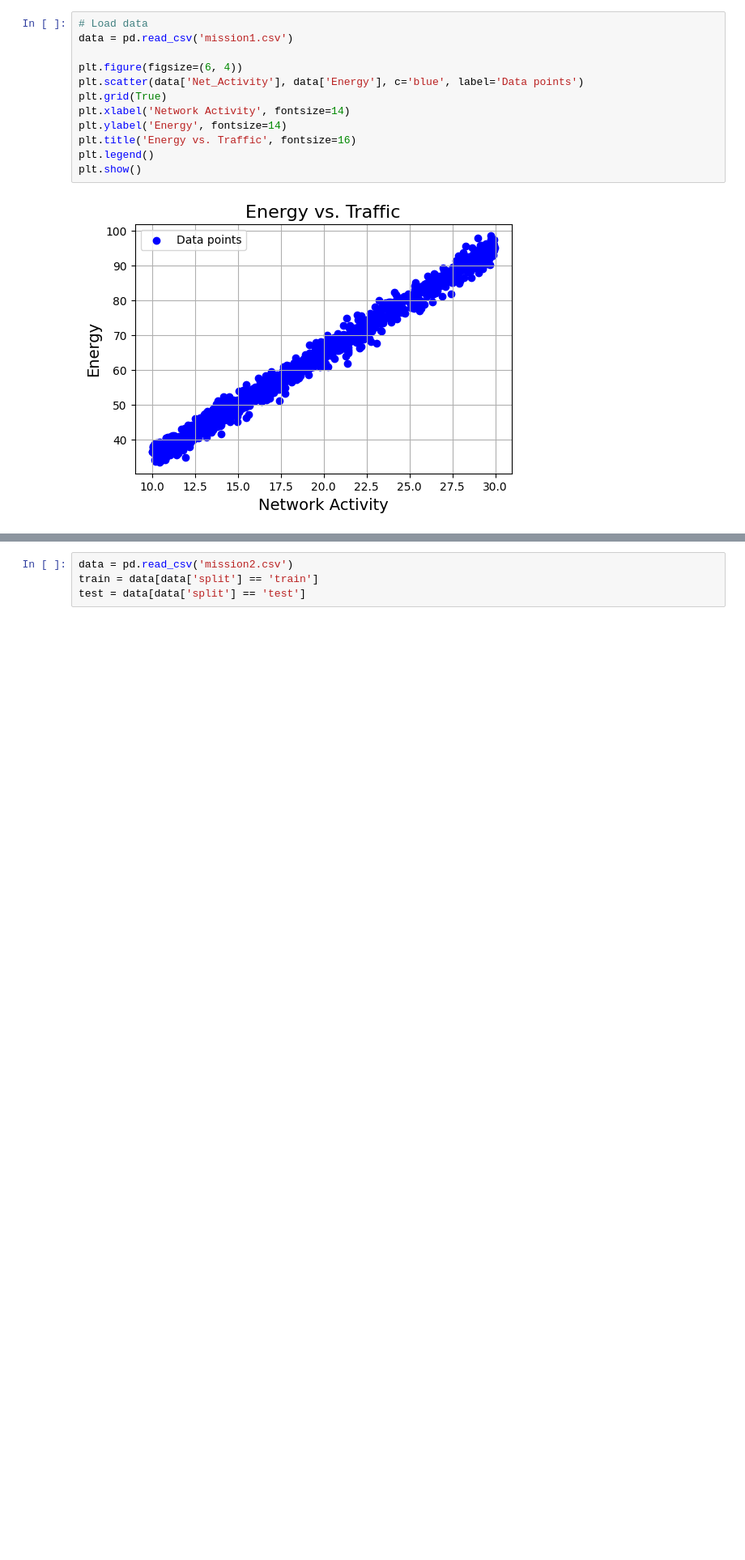
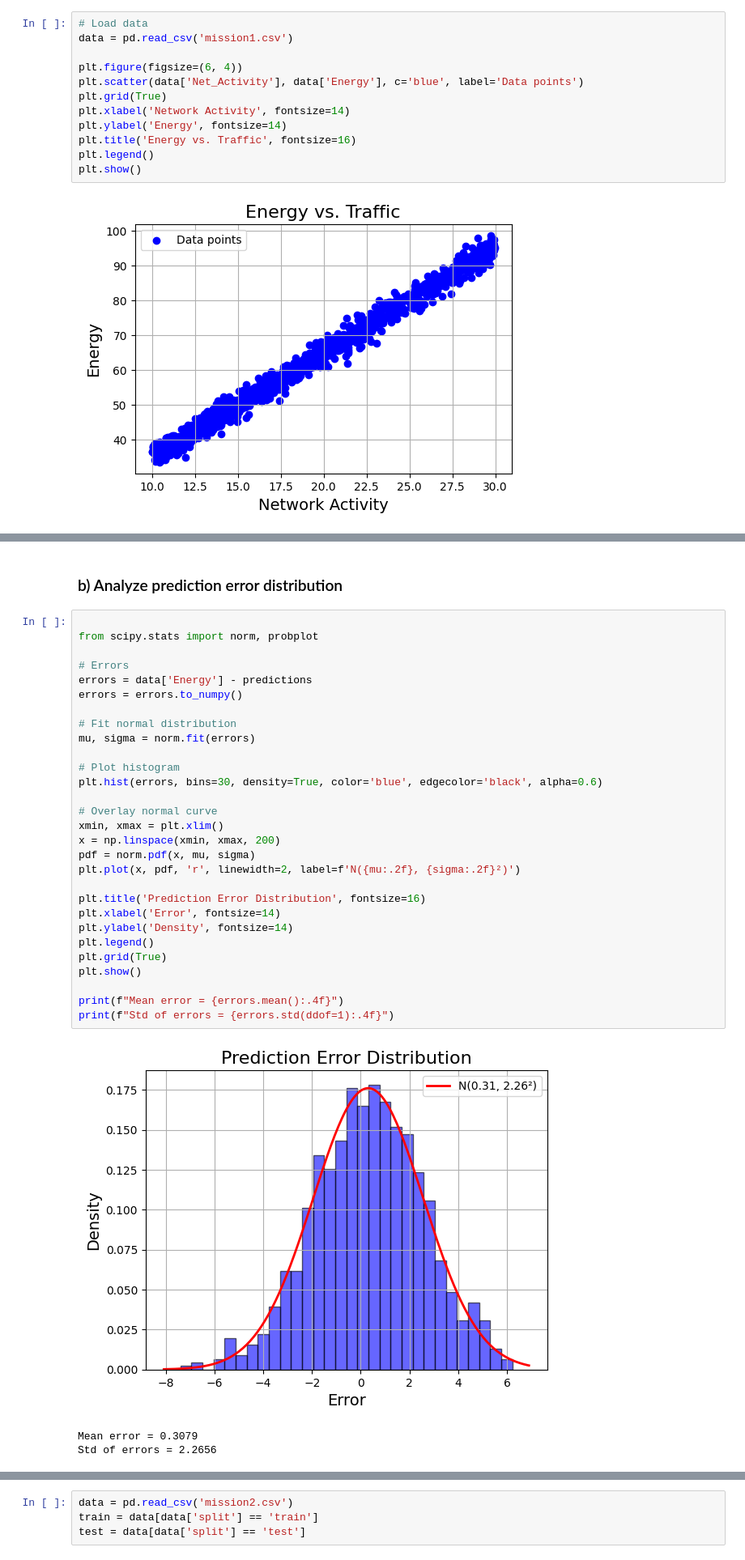
Before and after one commit to elibir/tdt4172-assignment1, a Jupyter notebook: Chapter_1.ipynb, the cells around one changed output, grey strips where cells are left out. Shown: that part at 81% size. Cells and saved outputs as stored; diff of their text form; blank space fills up the shorter version.

```diff
--- a/Chapter_1.ipynb
+++ b/Chapter_1.ipynb
@@ -91,0 +128,35 @@ NotImplementedError: The fit method is not implemented yet.
+# %% [markdown]
+### b) Analyze prediction error distribution
+# %%
+
+from scipy.stats import norm, probplot
+
+# Errors
+errors = data['Energy'] - predictions
+errors = errors.to_numpy()
+
+# Fit normal distribution
+mu, sigma = norm.fit(errors)
+
+# Plot histogram
+plt.hist(errors, bins=30, density=True, color='blue', edgecolor='black', alpha=0.6)
+
+# Overlay normal curve
+xmin, xmax = plt.xlim()
+x = np.linspace(xmin, xmax, 200)
+pdf = norm.pdf(x, mu, sigma)
+plt.plot(x, pdf, 'r', linewidth=2, label=f'N({mu:.2f}, {sigma:.2f}²)')
+
+plt.title('Prediction Error Distribution', fontsize=16)
+plt.xlabel('Error', fontsize=14)
+plt.ylabel('Density', fontsize=14)
+plt.legend()
+plt.grid(True)
+plt.show()
+
+print(f"Mean error = {errors.mean():.4f}")
+print(f"Std of errors = {errors.std(ddof=1):.4f}")
+# %% [output]
+[figure, added]
+Mean error = 0.3079
+Std of errors = 2.2656
```
Also changed, not shown: parts of 11 cells of this notebook, 3 other files.
